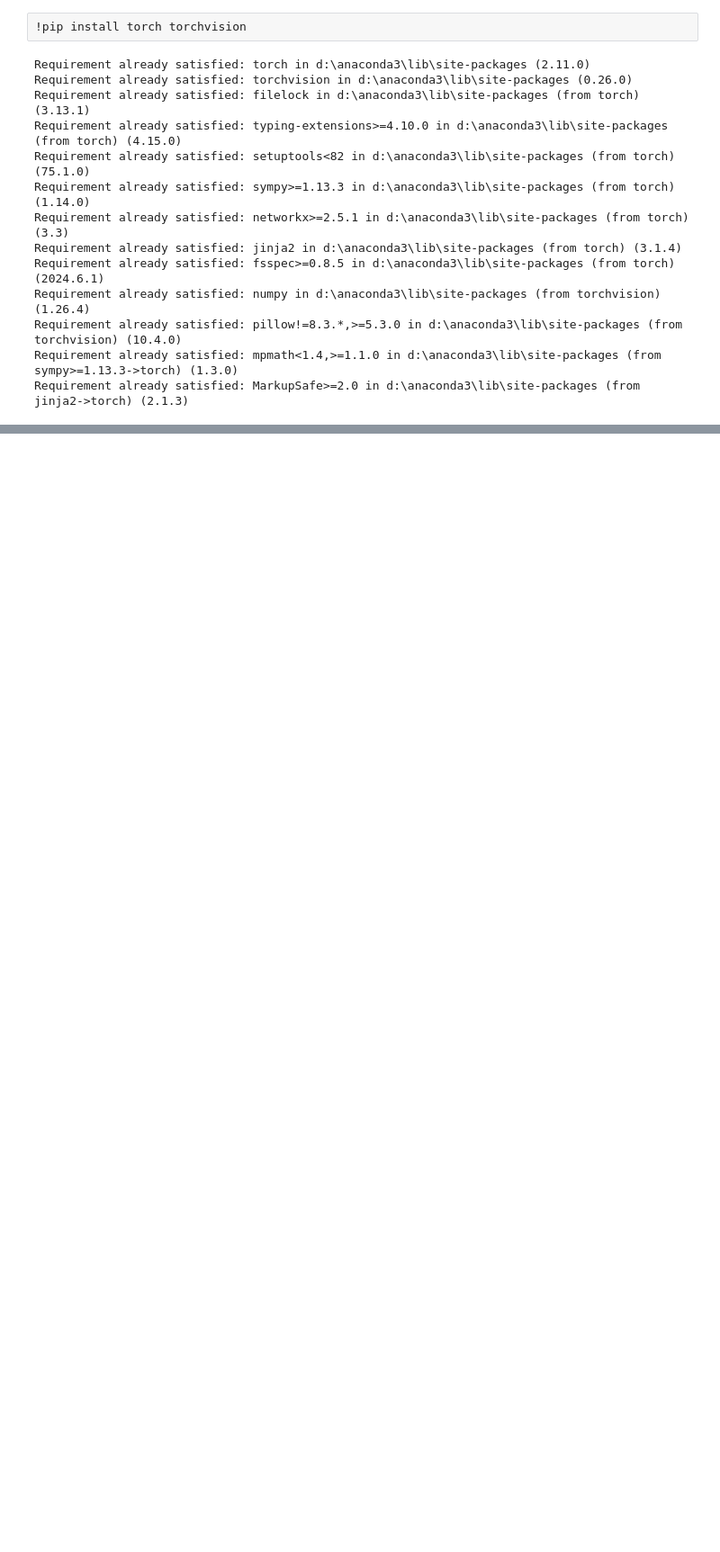
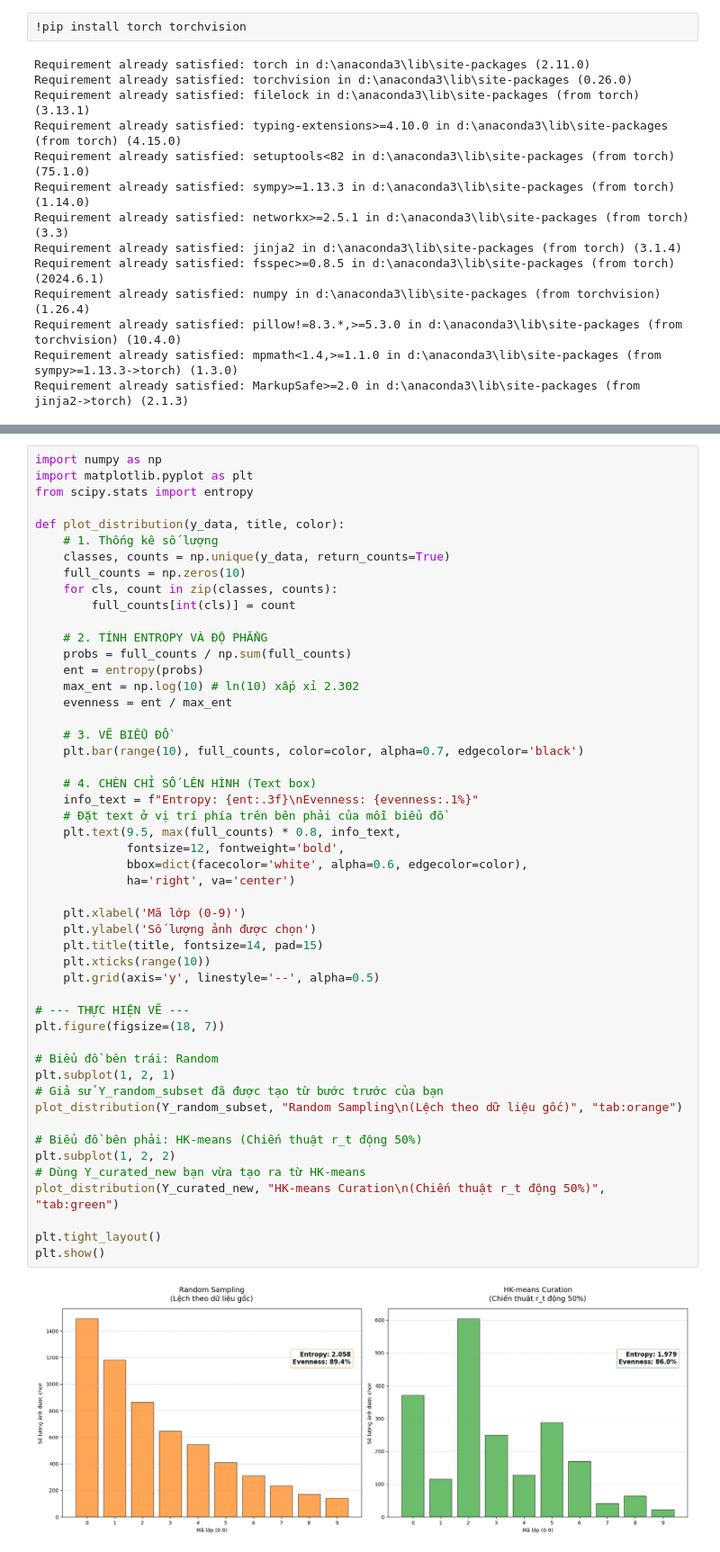
Before and after one commit to pqthinh232/Data-Mining-Lab-3-Clustering-and-its-applications, a Jupyter notebook: notebooks/03_new_dataset_copy.ipynb, the cells around one changed output, grey strips where cells are left out. Shown at 90% size. Saved outputs shown, nothing was run; the diff lists cells and outputs as text; blank space fills up the shorter version.

```diff
--- a/notebooks/03_new_dataset_copy.ipynb
+++ b/notebooks/03_new_dataset_copy.ipynb
@@ -173,0 +276,52 @@ KeyboardInterrupt:
+# %%
+import numpy as np
+import matplotlib.pyplot as plt
+from scipy.stats import entropy
+
+def plot_distribution(y_data, title, color):
+    # 1. Thống kê số lượng
+    classes, counts = np.unique(y_data, return_counts=True)
+    full_counts = np.zeros(10)
+    for cls, count in zip(classes, counts):
+        full_counts[int(cls)] = count
+
+    # 2. TÍNH ENTROPY VÀ ĐỘ PHẲNG
+    probs = full_counts / np.sum(full_counts)
+    ent = entropy(probs)
+    max_ent = np.log(10) # ln(10) xấp xỉ 2.302
+    evenness = ent / max_ent
+
+    # 3. VẼ BIỂU ĐỒ
+    plt.bar(range(10), full_counts, color=color, alpha=0.7, edgecolor='black')
+
+    # 4. CHÈN CHỈ SỐ LÊN HÌNH (Text box)
+    info_text = f"Entropy: {ent:.3f}\nEvenness: {evenness:.1%}"
+    # Đặt text ở vị trí phía trên bên phải của mỗi biểu đồ
+    plt.text(9.5, max(full_counts) * 0.8, info_text,
+             fontsize=12, fontweight='bold',
+             bbox=dict(facecolor='white', alpha=0.6, edgecolor=color),
+             ha='right', va='center')
+
+    plt.xlabel('Mã lớp (0-9)')
+    plt.ylabel('Số lượng ảnh được chọn')
+    plt.title(title, fontsize=14, pad=15)
+    plt.xticks(range(10))
+    plt.grid(axis='y', linestyle='--', alpha=0.5)
+
+# --- THỰC HIỆN VẼ ---
+plt.figure(figsize=(18, 7))
+
+# Biểu đồ bên trái: Random
+plt.subplot(1, 2, 1)
+# Giả sử Y_random_subset đã được tạo từ bước trước của bạn
+plot_distribution(Y_random_subset, "Random Sampling\n(Lệch theo dữ liệu gốc)", "tab:orange")
+
+# Biểu đồ bên phải: HK-means (Chiến thuật r_t động 50%)
+plt.subplot(1, 2, 2)
+# Dùng Y_curated_new bạn vừa tạo ra từ HK-means
+plot_distribution(Y_curated_new, "HK-means Curation\n(Chiến thuật r_t động 50%)", "tab:green")
+
+plt.tight_layout()
+plt.show()
+# %% [output]
+[figure, added]
```
Also changed, not shown: parts of 14 cells of this notebook, 1 other file.
